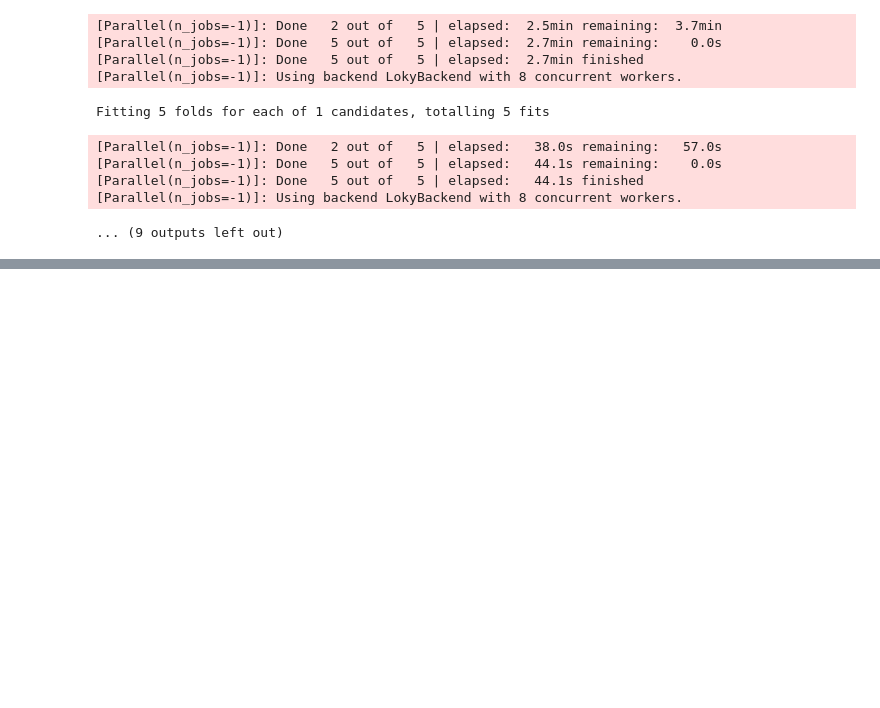
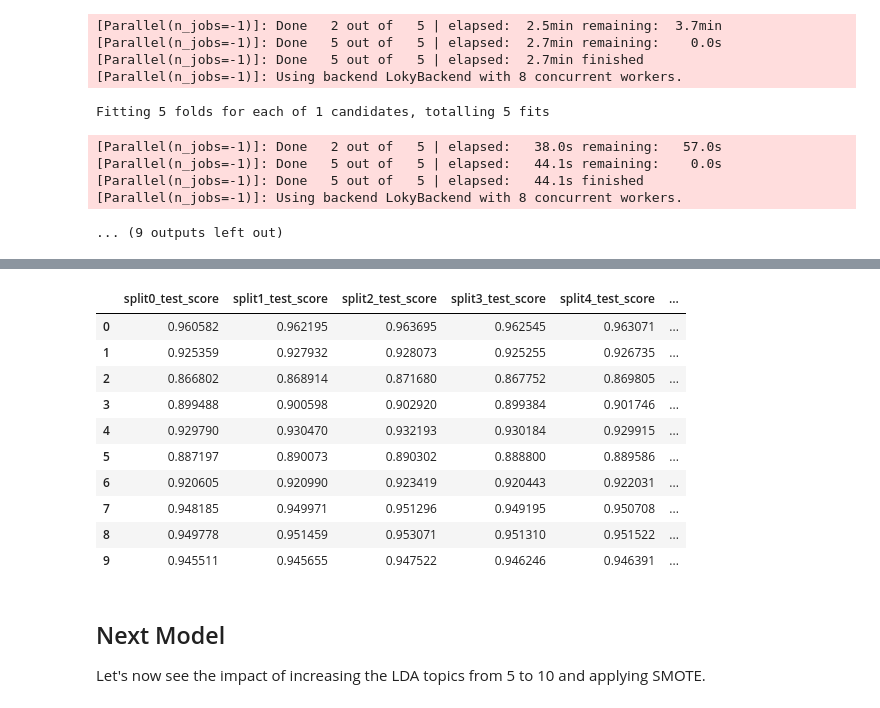
Before and after one commit to jason-sa/amazon_product_trend_classification, a Jupyter notebook: py_files/Amazon_Reviews_Model_Selection.ipynb, the cells around one changed output, grey strips where cells are left out. Drawn from its saved outputs; the diff is of its cells as text; code cells hidden in the pictures; blank space fills up the shorter version.

Commit message:
roc_curve and 10 topic model

```diff
--- a/py_files/Amazon_Reviews_Model_Selection.ipynb
+++ b/py_files/Amazon_Reviews_Model_Selection.ipynb
@@ -319,0 +287,18 @@ pre_models[1]
+# %%
+pd.DataFrame(bayes_search.cv_results_)
+# %% [output]
+|  | split0_test_score | split1_test_score | split2_test_score | split3_test_score | split4_test_score | ... |
+| 0 | 0.960582 | 0.962195 | 0.963695 | 0.962545 | 0.963071 | ... |
+| 1 | 0.925359 | 0.927932 | 0.928073 | 0.925255 | 0.926735 | ... |
+| 2 | 0.866802 | 0.868914 | 0.871680 | 0.867752 | 0.869805 | ... |
+| 3 | 0.899488 | 0.900598 | 0.902920 | 0.899384 | 0.901746 | ... |
+| 4 | 0.929790 | 0.930470 | 0.932193 | 0.930184 | 0.929915 | ... |
+| 5 | 0.887197 | 0.890073 | 0.890302 | 0.888800 | 0.889586 | ... |
+| 6 | 0.920605 | 0.920990 | 0.923419 | 0.920443 | 0.922031 | ... |
+| 7 | 0.948185 | 0.949971 | 0.951296 | 0.949195 | 0.950708 | ... |
+| 8 | 0.949778 | 0.951459 | 0.953071 | 0.951310 | 0.951522 | ... |
+| 9 | 0.945511 | 0.945655 | 0.947522 | 0.946246 | 0.946391 | ... |
+# %% [markdown]
+## Next Model
+
+Let's now see the impact of increasing the LDA topics from 5 to 10 and applying SMOTE.
```
Also changed, not shown: parts of 22 cells of this notebook, 1 other file.
